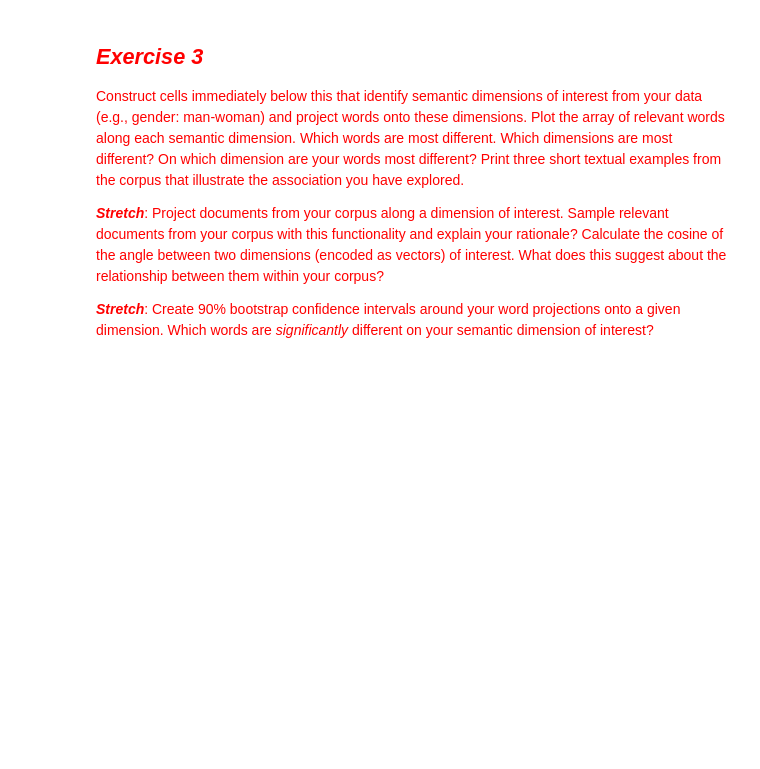
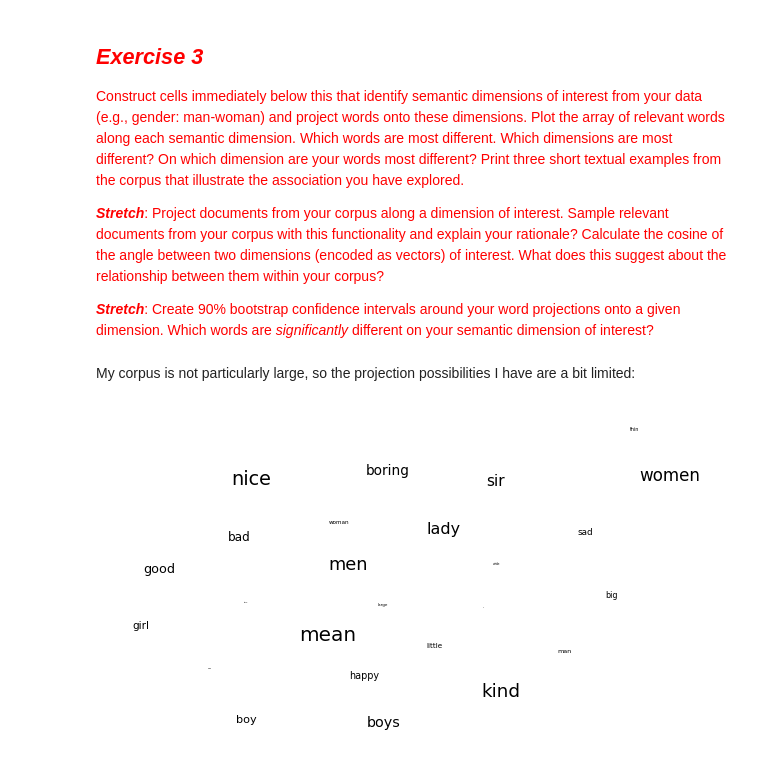
Before and after one commit to jgdenby/content-analysis-2018, a Jupyter notebook: 4-Word-Embedding/4-Word-Embedding.ipynb, the cells around one changed output. Cells and saved outputs as stored; diff of their text form; code cells hidden in the pictures; blank space fills up the shorter version.

```diff
--- a/4-Word-Embedding/4-Word-Embedding.ipynb
+++ b/4-Word-Embedding/4-Word-Embedding.ipynb
@@ -709,0 +697,12 @@ plt.show()
+# %%
+estimatesB=[]
+for x in range(20):
+    bookW2V = gensim.models.word2vec.Word2Vec(bookdf['normalized_sents'].sample(frac=1.0, replace=True).sum())
+    try:
+        estimatesB.append(cos_difference(bookW2V, 'little', 'house')[0,0])
+    except KeyError:
+        #Missing one of the words from the vocab
+        pass
+
+estimatesB.sort()
+estimatesB
@@ -994,3 +1162,29 @@ plt.show()
 <span style="color:red">***Stretch***: Project documents from your corpus along a dimension of interest. Sample relevant documents from your corpus with this functionality and explain your rationale? Calculate the cosine of the angle between two dimensions (encoded as vectors) of interest. What does this suggest about the relationship between them within your corpus?
 
 <span style="color:red">***Stretch***: Create 90% bootstrap confidence intervals around your word projections onto a given dimension. Which words are *significantly* different on your semantic dimension of interest?
+# %% [markdown]
+My corpus is not particularly large, so the projection possibilities I have are a bit limited:
+# %%
+bookTargetWords = ['mean', 'nice', 'kind', 'men', 'women', 'lady','sir', 'boys', 'boring', 'good', 'bad', 'boy', 'girl', 'happy', 'sad', 'big', 'little', 'man', 'woman', 'thin', 'large','wide','tiny','huge','silly']
+
+wordsSubMatrix = []
+for word in bookTargetWords:
+    wordsSubMatrix.append(bookW2V[word])
+wordsSubMatrix = np.array(wordsSubMatrix)
+# %%
+pcaWordsbook = sklearn.decomposition.PCA(n_components = 50).fit(wordsSubMatrix)
+reducedPCA_databook = pcaWordsbook.transform(wordsSubMatrix)
+#T-SNE is theoretically better, but you should experiment
+tsneWordsbook = sklearn.manifold.TSNE(n_components = 2).fit_transform(reducedPCA_databook)
+# %%
+fig = plt.figure(figsize = (10,6))
+ax = fig.add_subplot(111)
+ax.set_frame_on(False)
+plt.scatter(tsneWordsbook[:, 0], tsneWordsbook[:, 1], alpha = 0) #Making the points invisible
+for i, word in enumerate(bookTargetWords):
+    ax.annotate(word, (tsneWordsbook[:, 0][i],tsneWordsbook[:, 1][i]), size =  20 * (len(bookTargetWords) - i) / len(bookTargetWords))
+plt.xticks(())
+plt.yticks(())
+plt.show()
+# %% [output]
+[figure, added]
```
Also changed, not shown: parts of 47 cells of this notebook, 3 other files.
